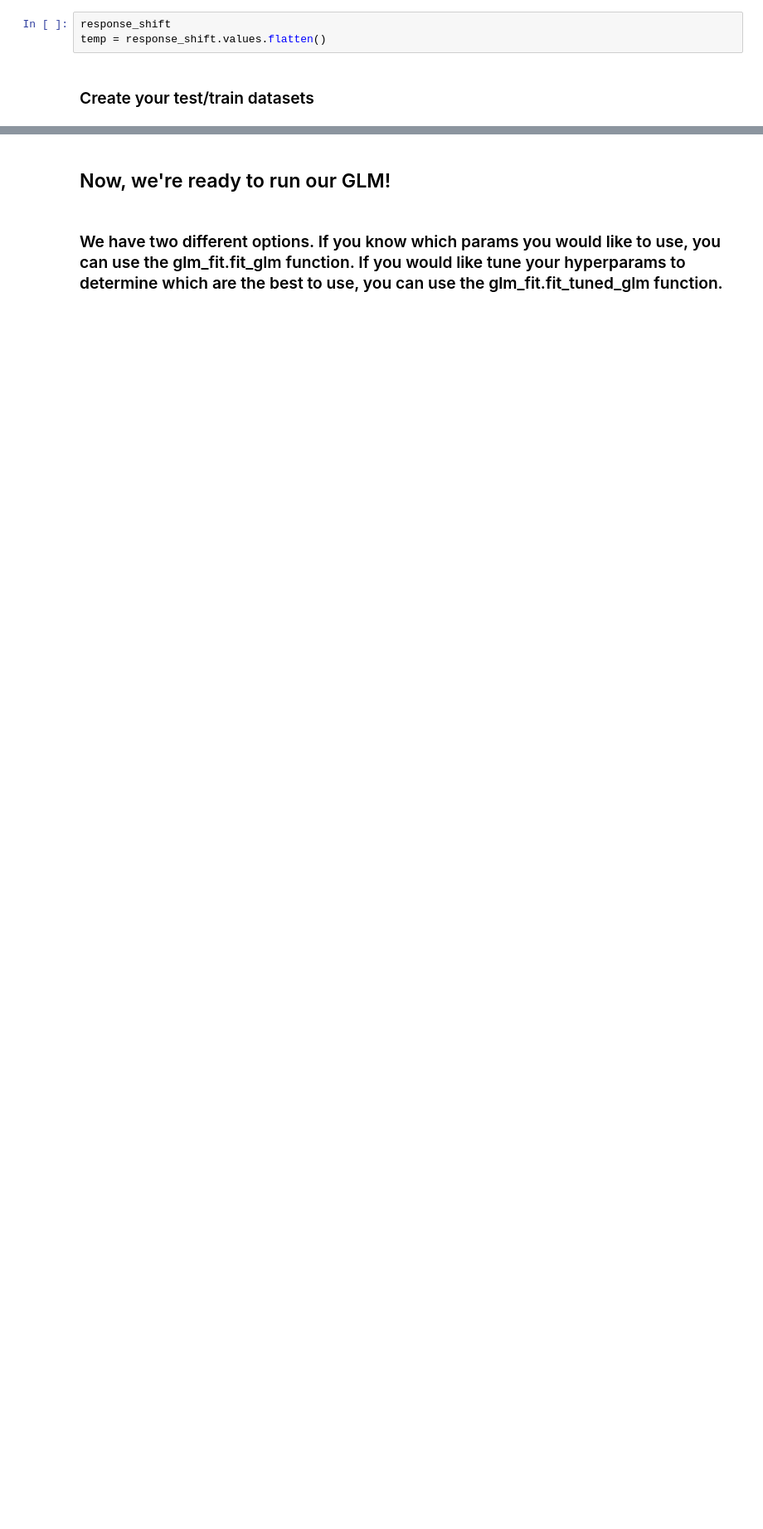
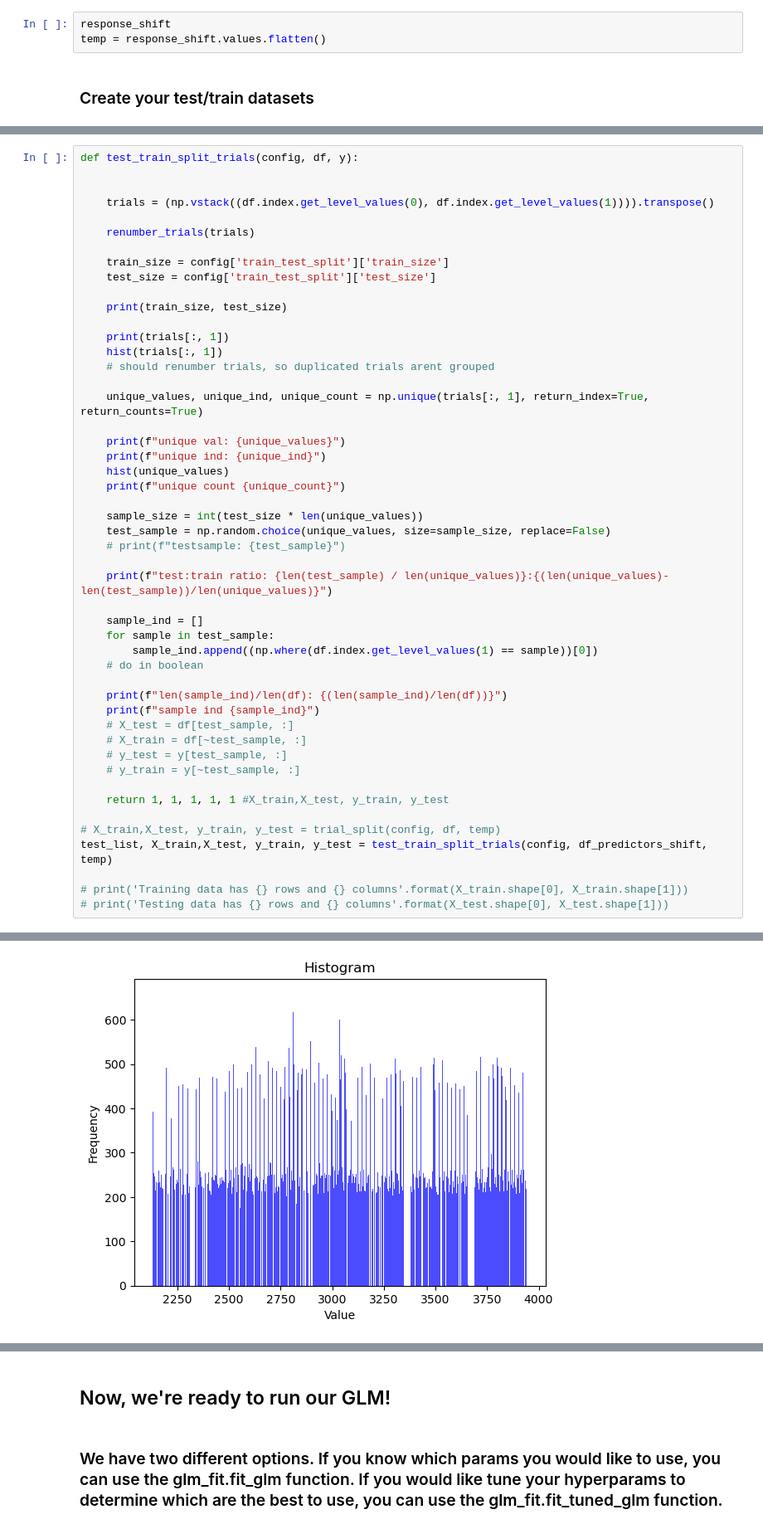
Before and after one commit to liviamurrayy/sabatini-glm-workflow, a Jupyter notebook: notebooks/fitGLM_D1.ipynb, the cells around one changed output, grey strips where cells are left out. Shown: that part at 83% size. Drawn from its saved outputs; the diff is of its cells as text; blank space fills up the shorter version.

Commit message:
new trial split, ridge model, and reconstruction code

```diff
--- a/notebooks/fitGLM_D1.ipynb
+++ b/notebooks/fitGLM_D1.ipynb
@@ -287,0 +355,50 @@ Testing data has 142997 rows and 2526 columns
+# %%
+def test_train_split_trials(config, df, y):
+
+
+    trials = (np.vstack((df.index.get_level_values(0), df.index.get_level_values(1)))).transpose()
+
+    renumber_trials(trials)
+
+    train_size = config['train_test_split']['train_size']
+    test_size = config['train_test_split']['test_size']
+
+    print(train_size, test_size)
+
+    print(trials[:, 1])
+    hist(trials[:, 1])
+    # should renumber trials, so duplicated trials arent grouped
+
+    unique_values, unique_ind, unique_count = np.unique(trials[:, 1], return_index=True, return_counts=True)
+
+    print(f"unique val: {unique_values}")
+    print(f"unique ind: {unique_ind}")
+    hist(unique_values)
+    print(f"unique count {unique_count}")
+
+    sample_size = int(test_size * len(unique_values))
+    test_sample = np.random.choice(unique_values, size=sample_size, replace=False)
+    # print(f"testsample: {test_sample}")
+
+    print(f"test:train ratio: {len(test_sample) / len(unique_values)}:{(len(unique_values)-len(test_sample))/len(unique_values)}")
+
+    sample_ind = []
+    for sample in test_sample:
+        sample_ind.append((np.where(df.index.get_level_values(1) == sample))[0])
+    # do in boolean
+
+    print(f"len(sample_ind)/len(df): {(len(sample_ind)/len(df))}")
+    print(f"sample ind {sample_ind}")
+    # X_test = df[test_sample, :]
+    # X_train = df[~test_sample, :]
+    # y_test = y[test_sample, :]
+    # y_train = y[~test_sample, :]
+
+    return 1, 1, 1, 1, 1 #X_train,X_test, y_train, y_test
+
+# X_train,X_test, y_train, y_test = trial_split(config, df, temp)
+test_list, X_train,X_test, y_train, y_test = test_train_split_trials(config, df_predictors_shift, temp)
+
+# print('Training data has {} rows and {} columns'.format(X_train.shape[0], X_train.shape[1]))
+# print('Testing data has {} rows and {} columns'.format(X_test.shape[0], X_test.shape[1]))
+# %% [output]
@@ -287,0 +408 @@ Testing data has 142997 rows and 2526 columns
+[figure, added]
```
Also changed, not shown: parts of 20 cells of this notebook, 2 other files.
